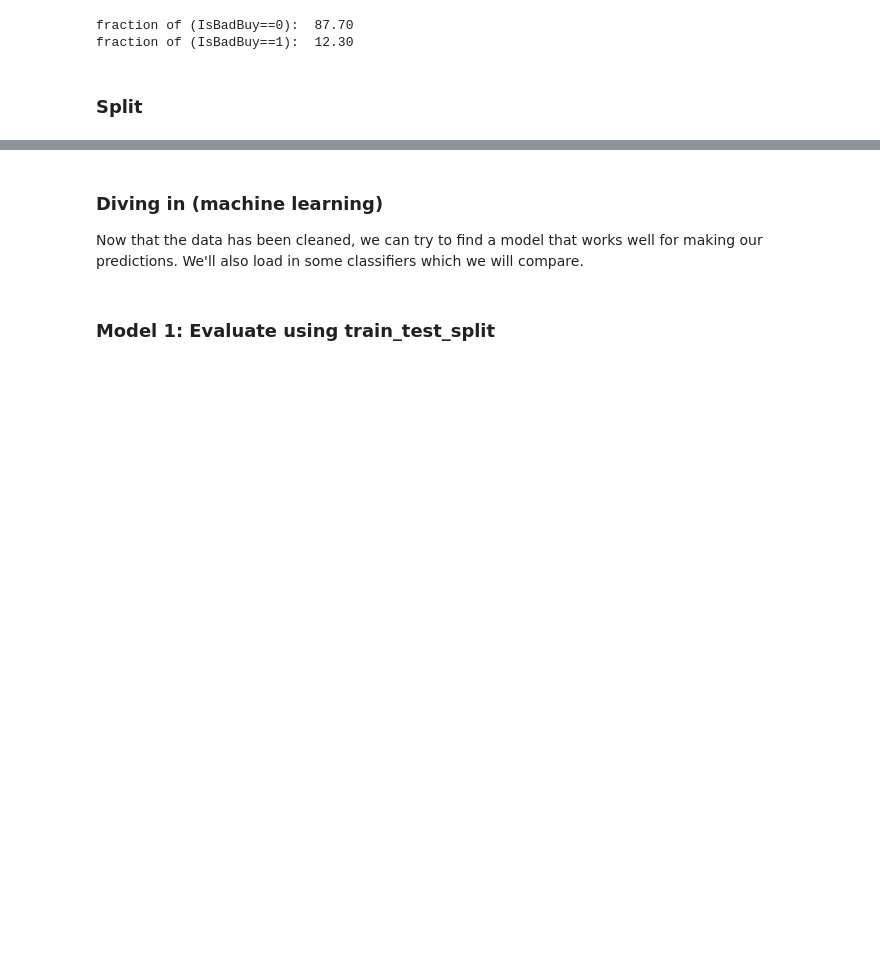
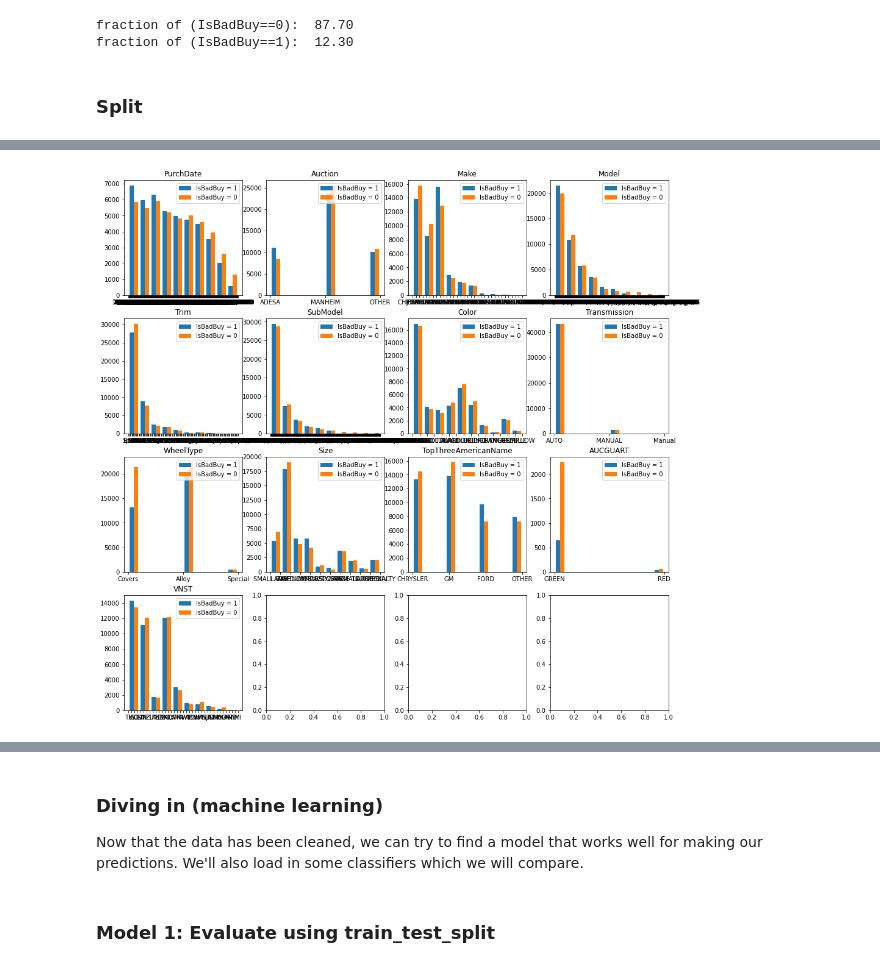
Before and after one commit to pchuy1906/AAA, a Jupyter notebook: Kaggle_Dont_Get_Kicked/Dont_Get_Kicked.ipynb, the cells around one changed output, grey strips where cells are left out. Saved outputs shown, nothing was run; the diff lists cells and outputs as text; code cells hidden in the pictures; blank space fills up the shorter version.

```diff
--- a/Kaggle_Dont_Get_Kicked/Dont_Get_Kicked.ipynb
+++ b/Kaggle_Dont_Get_Kicked/Dont_Get_Kicked.ipynb
@@ -132,0 +236,8 @@ The number of object features: 15
+# %%
+feature = "Nationality"
+can_drop.append(feature)
+train.drop(labels=feature, axis='columns', inplace=True)
+
+feature = "PRIMEUNIT"
+can_drop.append(feature)
+train.drop(labels=feature, axis='columns', inplace=True)
@@ -132,0 +249,4 @@ The number of object features: 15
+# %%
+his_plot(df=train, features_plot=col_object, target_feature='IsBadBuy', ncolplot=4, rotang = 0)
+# %% [output]
+[figure, added]
```
Also changed, not shown: parts of 79 cells of this notebook.
